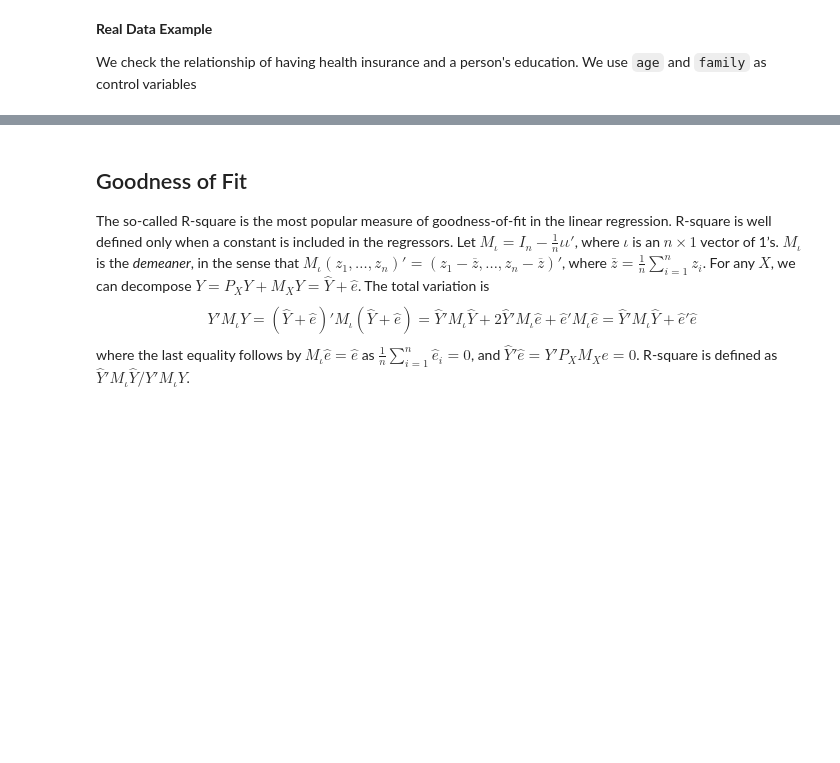
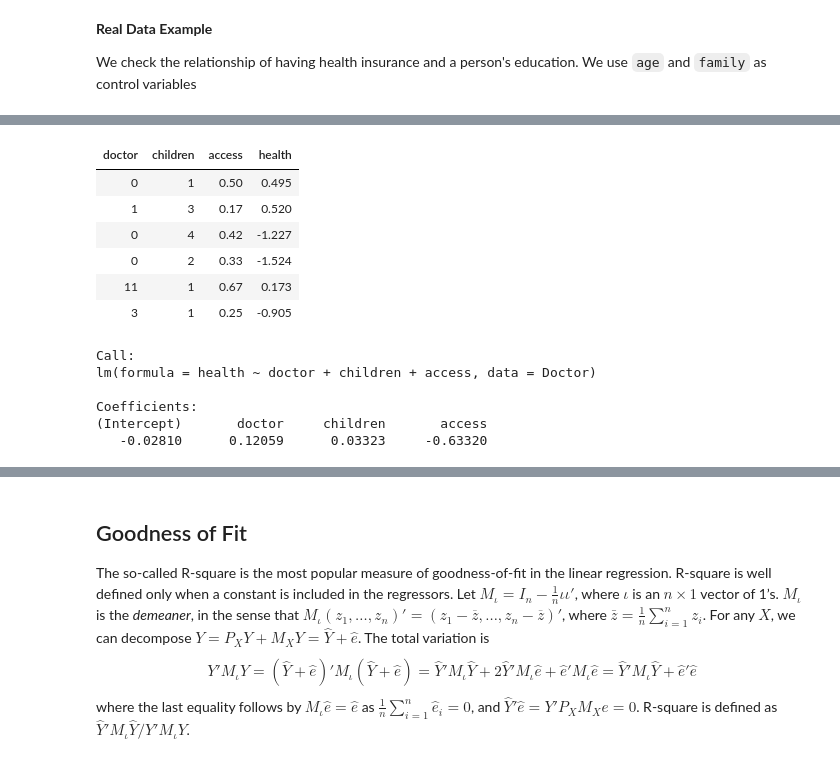
Before and after one commit to zhentaoshi/Econ5121A, a Jupyter notebook: lec_notes_ipynb/lecture3.ipynb, the cells around one changed output, grey strips where cells are left out. Saved outputs shown, nothing was run; the diff lists cells and outputs as text; code cells hidden in the pictures; blank space fills up the shorter version.

```diff
--- a/lec_notes_ipynb/lecture3.ipynb
+++ b/lec_notes_ipynb/lecture3.ipynb
@@ -134,0 +129,21 @@ F-statistic: 118.8 on 8 and 8793 DF,  p-value: < 2.2e-16
+# %%
+data(Doctor)
+head(Doctor) # display the data structure
+# %% [output]
+| doctor | children | access | health |
+| 0 | 1 | 0.50 | 0.495 |
+| 1 | 3 | 0.17 | 0.520 |
+| 0 | 4 | 0.42 | -1.227 |
+| 0 | 2 | 0.33 | -1.524 |
+| 11 | 1 | 0.67 | 0.173 |
+| 3 | 1 | 0.25 | -0.905 |
+# %%
+reg = lm(health ~ doctor + children + access, data = Doctor)
+print(reg)
+# %% [output]
+Call:
+lm(formula = health ~ doctor + children + access, data = Doctor)
+
+Coefficients:
+(Intercept)       doctor     children       access
+   -0.02810      0.12059      0.03323     -0.63320
```
Also changed, not shown: parts of 9 cells of this notebook, 3 other files.
